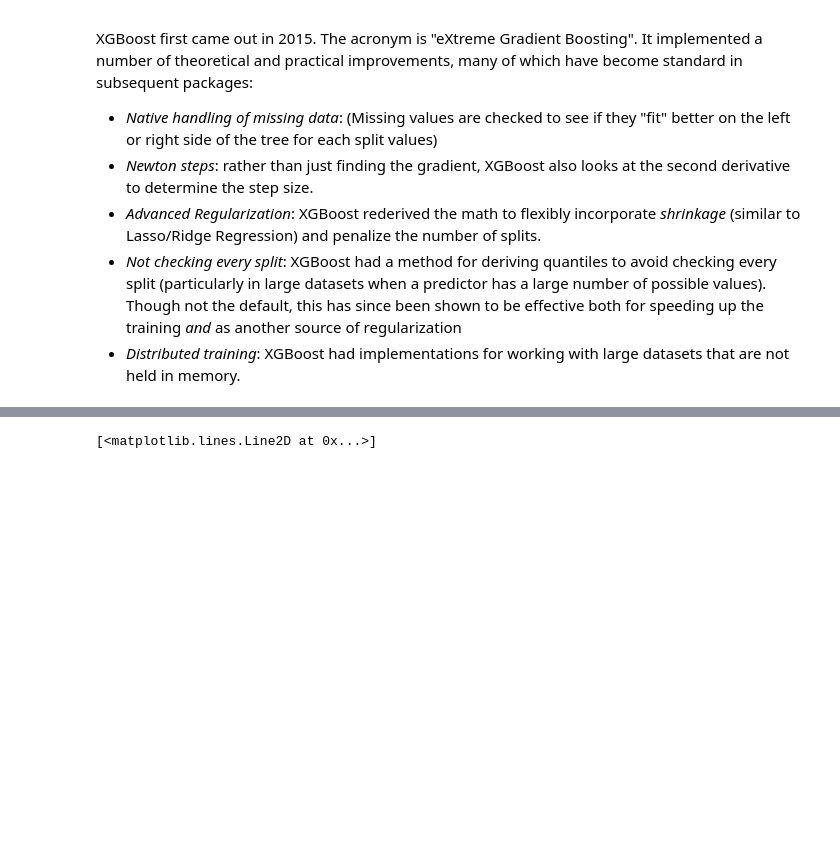
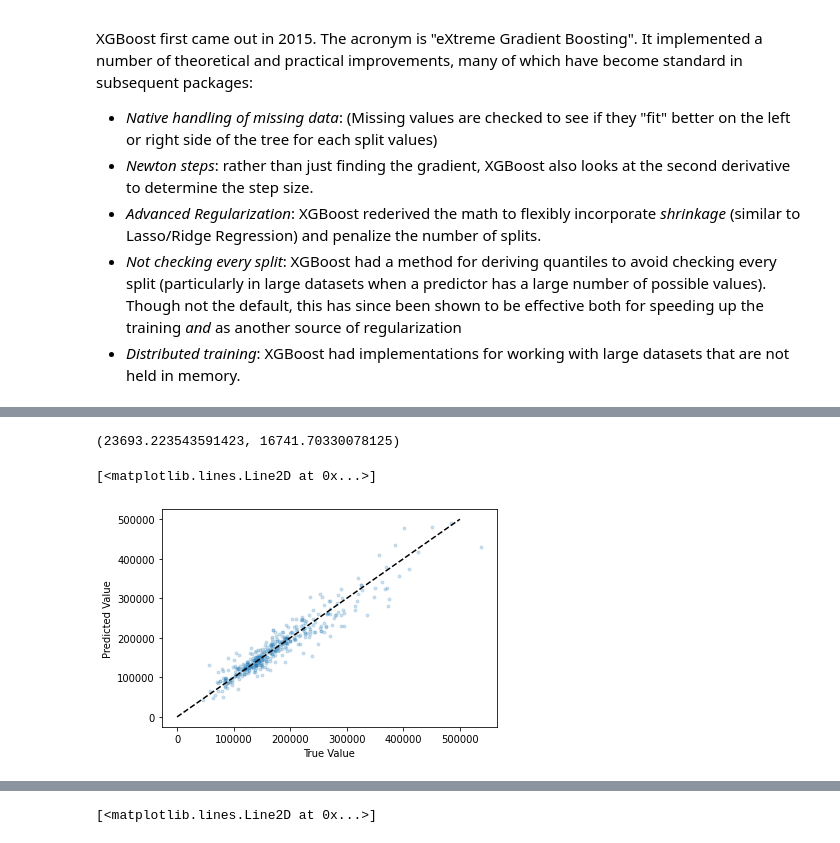
Before and after one commit to numeristical/resources, a Jupyter notebook: GBIP/GBIP3.ipynb, the cells around one changed output, grey strips where cells are left out. Drawn from its saved outputs; the diff is of its cells as text; code cells hidden in the pictures; blank space fills up the shorter version.

```diff
--- a/GBIP/GBIP3.ipynb
+++ b/GBIP/GBIP3.ipynb
@@ -179,0 +191,14 @@ XGBoost first came out in 2015.  The acronym is "eXtreme Gradient Boosting".  It
+# %%
+preds_xgb_def = xgb_def.predict(X_test_1)
+# %%
+np.sqrt(mean_squared_error(y_test, preds_xgb_def)), mean_absolute_error(y_test, preds_xgb_def)
+# %% [output]
+(23693.223543591423, 16741.70330078125)
+# %%
+plt.scatter(y_test, preds_xgb_def, alpha=.2, marker='.')
+plt.xlabel('True Value')
+plt.ylabel('Predicted Value')
+plt.plot([0,500000],[0,500000], 'k--')
+# %% [output]
+[<matplotlib.lines.Line2D at 0x...>]
+[figure, added]
```
Also changed, not shown: parts of 67 cells of this notebook, 3 other files.
